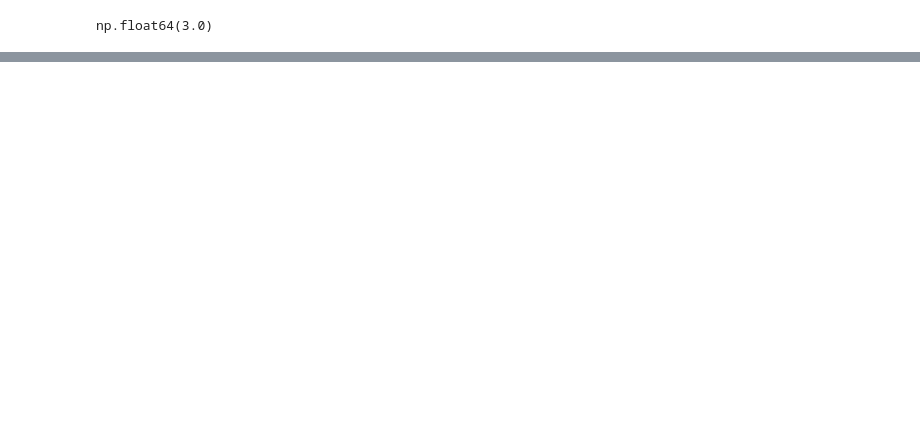
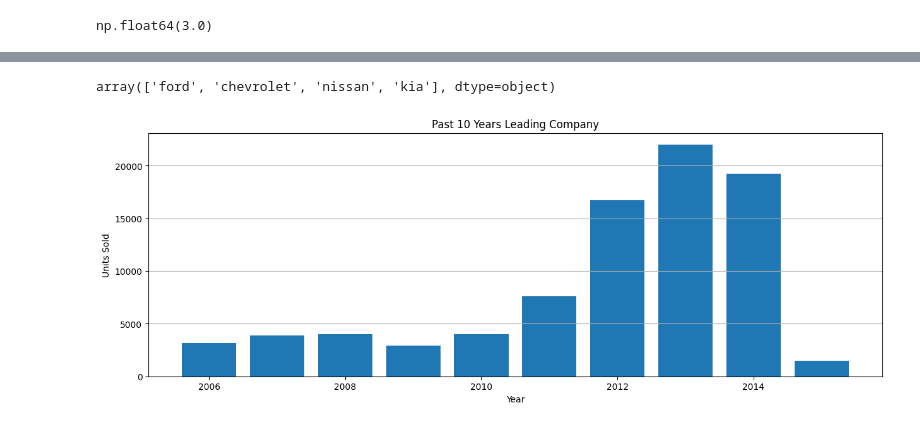
Before and after one commit to pranay-authankar/vehicle_sales_analytics, a Jupyter notebook: notebook/4_data_analysis.ipynb, the cells around one changed output, grey strips where cells are left out. Cells and saved outputs as stored; diff of their text form; code cells hidden in the pictures; blank space fills up the shorter version.

```diff
--- a/notebook/4_data_analysis.ipynb
+++ b/notebook/4_data_analysis.ipynb
@@ -162,0 +185,8 @@ np.float64(3.0)
+# %%
+#7. Past 10 years year wise, leading company in units sold.
+
+year_group = (dataset.groupby(["year", "make"])["vin"]
+              .count()
+              .reset_index(name = "units"))
+
+year_group
@@ -162,0 +207,26 @@ np.float64(3.0)
+# %%
+past_years_top_company = year_group.loc[year_group.groupby(["year"])["units"].idxmax()]
+past_10_years_top_company = year_group.loc[year_group.groupby(["year"])["units"].idxmax()].tail(10)
+# %%
+past_10_years_top_company["make"].unique()
+# %% [output]
+array(['ford', 'chevrolet', 'nissan', 'kia'], dtype=object)
+# %%
+x_axis = past_10_years_top_company["year"]
+y_axis = past_10_years_top_company["units"]
+
+top_companies_10 = past_10_years_top_company["make"].unique()
+
+plt.figure(figsize = (15, 5))
+
+plt.bar(x_axis, y_axis)
+
+plt.grid(axis = "y")
+
+plt.title("Past 10 Years Leading Company")
+plt.xlabel("Year")
+plt.ylabel("Units Sold")
+
+plt.show()
+# %% [output]
+[figure, added]
```
Also changed, not shown: parts of 6 cells of this notebook, 4 other files.
